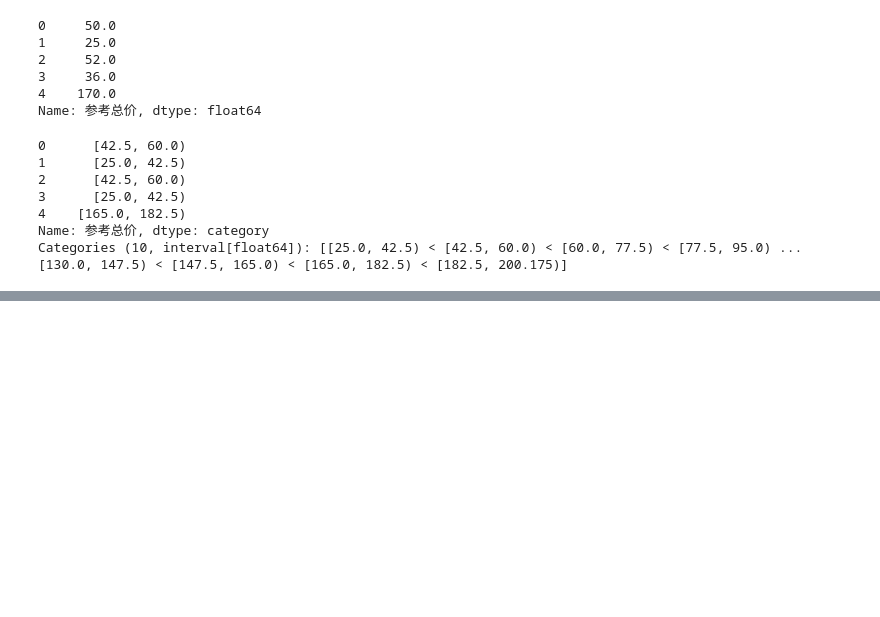
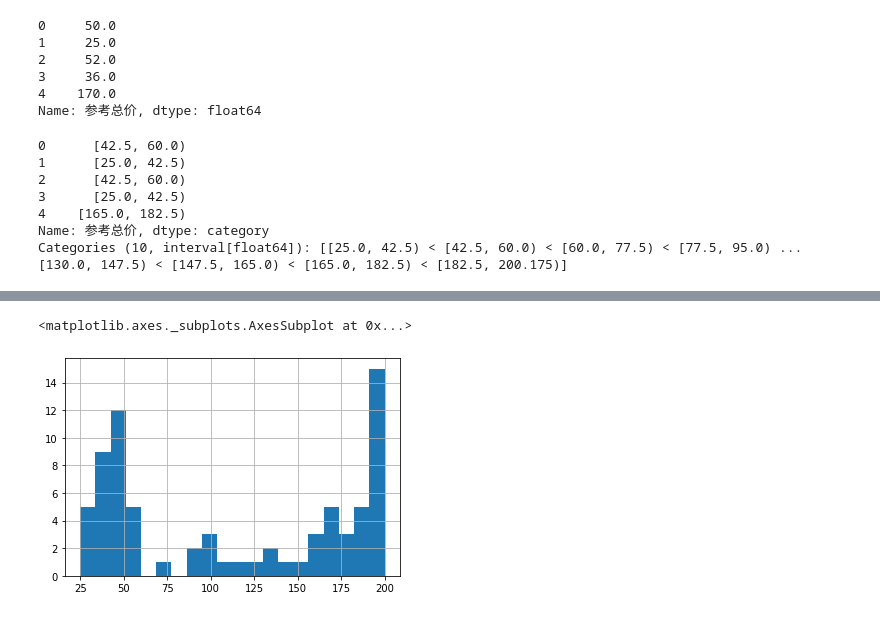
Before and after one commit to 2804983329/data-analysis, a Jupyter notebook: 数据分析python升级/00/核心指标的处理方法.ipynb, the cells around one changed output, grey strips where cells are left out. Drawn from its saved outputs; the diff is of its cells as text; code cells hidden in the pictures; blank space fills up the shorter version.

```diff
--- a/数据分析python升级/00/核心指标的处理方法.ipynb
+++ b/数据分析python升级/00/核心指标的处理方法.ipynb
@@ -91,0 +156,5 @@ Categories (10, interval[float64]): [[25.0, 42.5) < [42.5, 60.0) < [60.0, 77.5)
+# %%
+data['参考总价'].hist(bins =20)
+# %% [output]
+<matplotlib.axes._subplots.AxesSubplot at 0x...>
+[figure, added]
```
Also changed, not shown: parts of 8 cells of this notebook.
